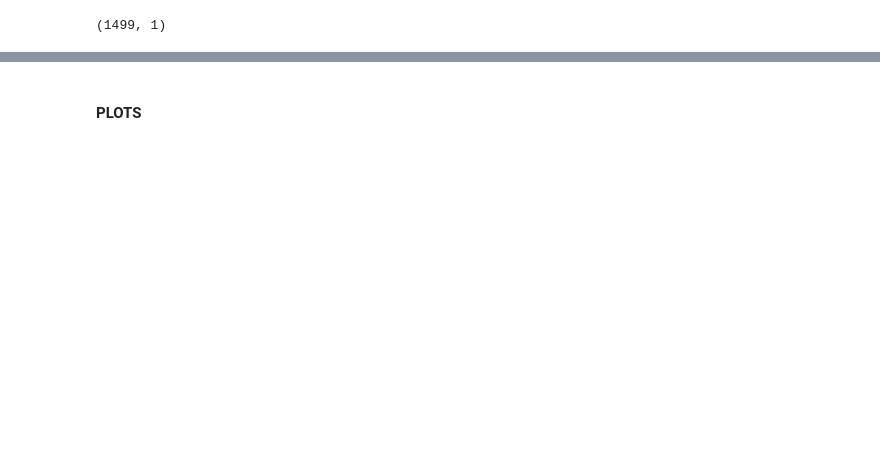
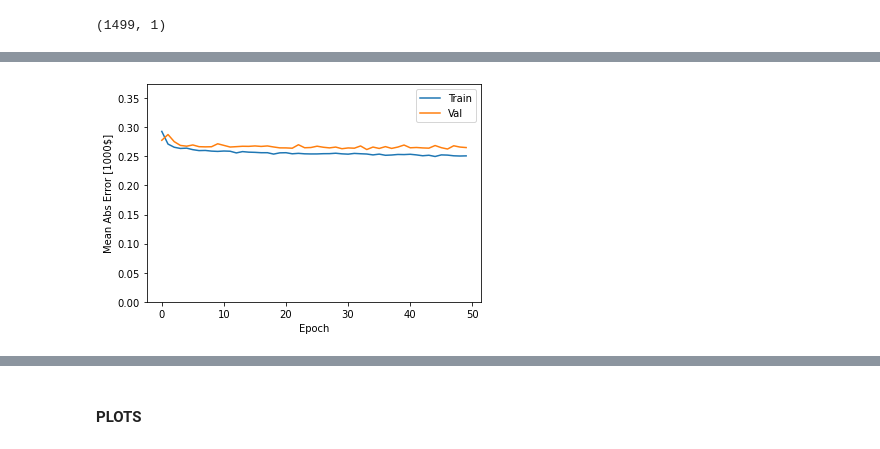
Before and after one commit to dialectic/Navigation_LearnEngine, a Jupyter notebook: Navigation_ConvNN.ipynb, the cells around one changed output, grey strips where cells are left out. Saved outputs shown, nothing was run; the diff lists cells and outputs as text; code cells hidden in the pictures; blank space fills up the shorter version.

```diff
--- a/Navigation_ConvNN.ipynb
+++ b/Navigation_ConvNN.ipynb
@@ -140,0 +134,3 @@ test_predictions=model_conv1D_tar1.predict(test_data_reshaped)
+# %%
+history3 = model_conv1D_tar3.fit(train_data_reshaped, train_target3, epochs=50,
+                    validation_split=0.2, verbose=0)
@@ -176,0 +198,4 @@ plot_history(history)
+# %%
+plot_history(history3)
+# %% [output]
+[figure, added]
```
Also changed, not shown: parts of 23 cells of this notebook, 20 other files.
